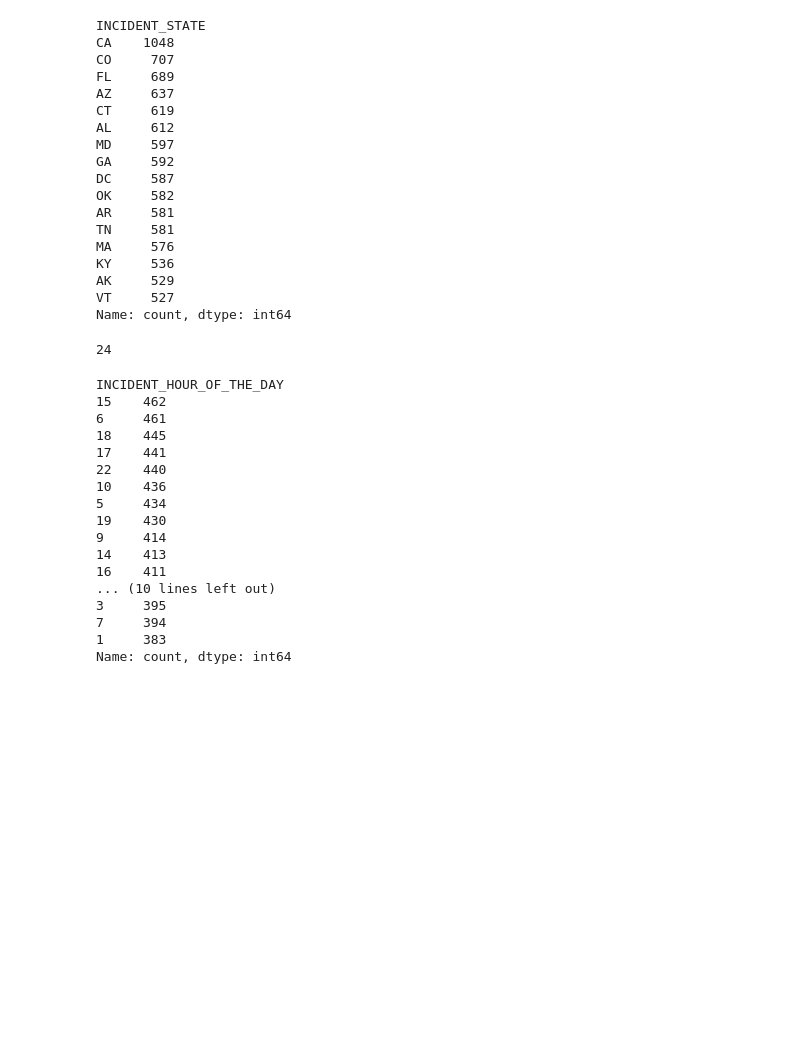
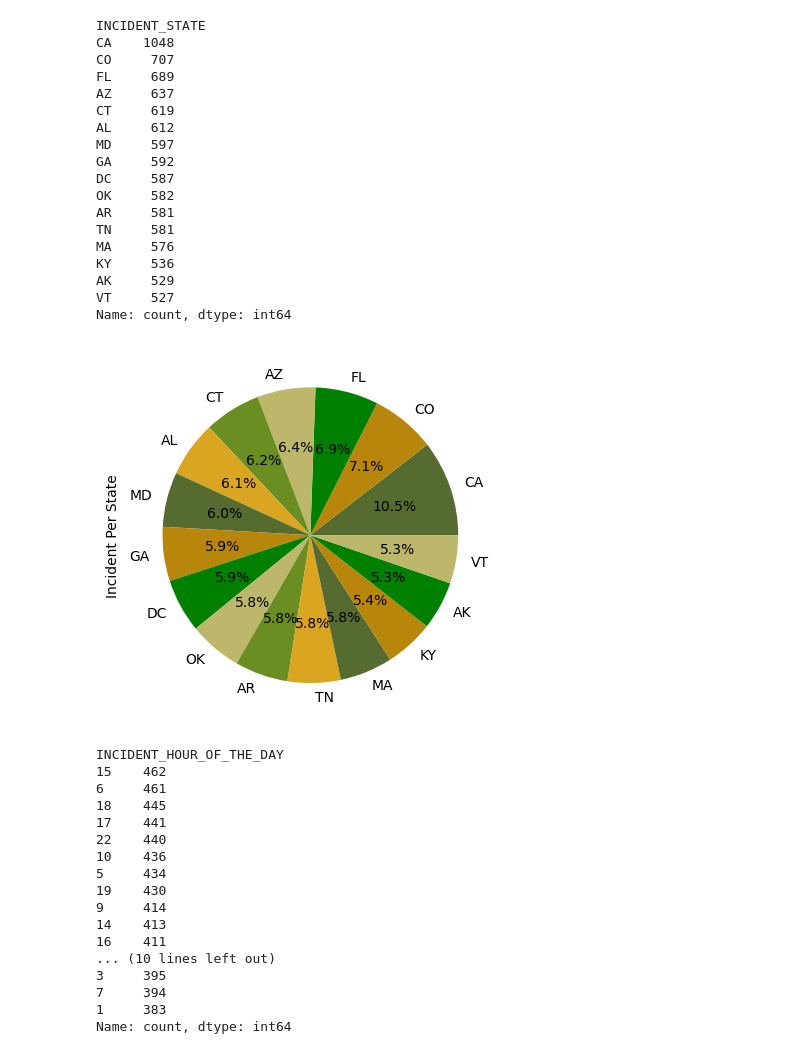
Before and after one commit to JustinS25/Insurance-Claim-Detection, a Jupyter notebook: Code/insurance_claim_valuecounts.ipynb, the cells around one changed output. Drawn from its saved outputs; the diff is of its cells as text; code cells hidden in the pictures; blank space fills up the shorter version.

Commit message:
adding pie charts

```diff
--- a/Code/insurance_claim_valuecounts.ipynb
+++ b/Code/insurance_claim_valuecounts.ipynb
@@ -77,11 +77,13 @@ KY     536
 AK     529
 VT     527
 Name: count, dtype: int64
-# %%
-incident_hour_unique = len(ins_claim_fraud["INCIDENT_HOUR_OF_THE_DAY"].unique())
-incident_hour_unique
-# %% [output]
-24
+# %%
+colors = ['darkolivegreen', 'darkgoldenrod', 'green', 'darkkhaki', 'olivedrab', 'goldenrod']
+incident_state_count.plot(kind="pie", colors=colors, autopct= "%1.1f%%")
+plt.ylabel("Incident Per State")
+plt.show()
+# %% [output]
+[figure, added]
 # %%
 incident_hour_count = ins_claim_fraud["INCIDENT_HOUR_OF_THE_DAY"].value_counts()
 incident_hour_count
```
Also changed, not shown: parts of 6 cells of this notebook.
